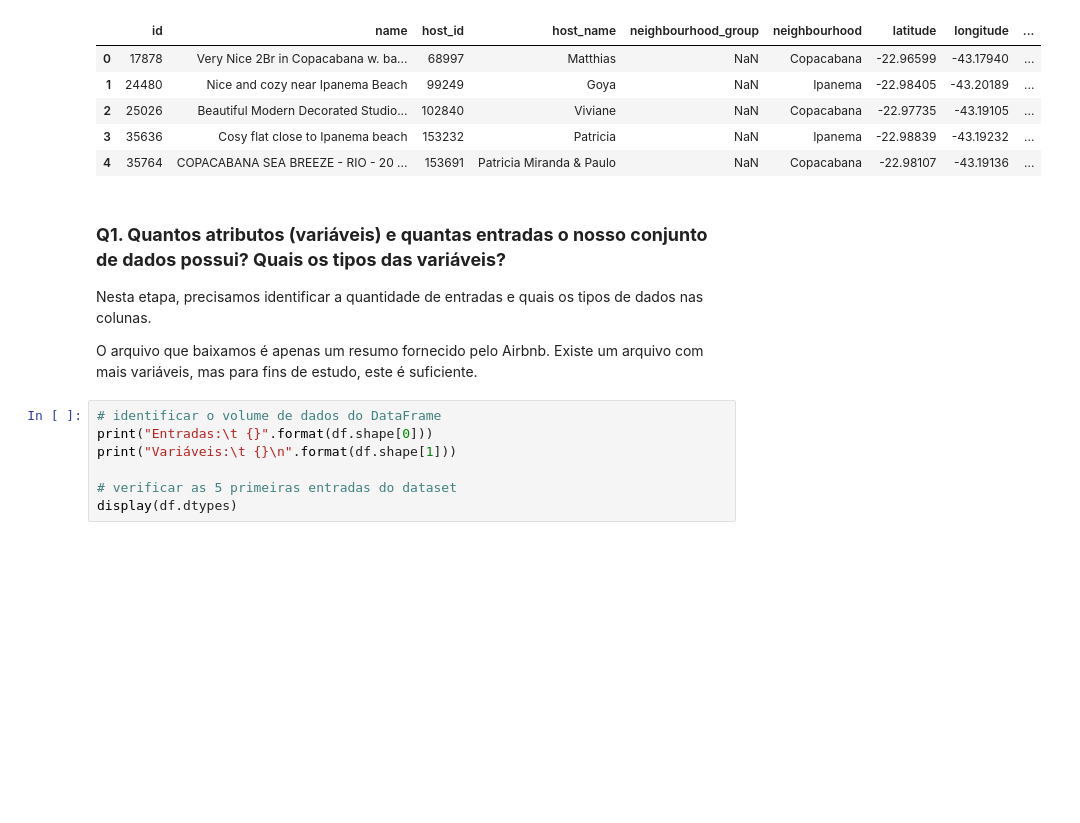
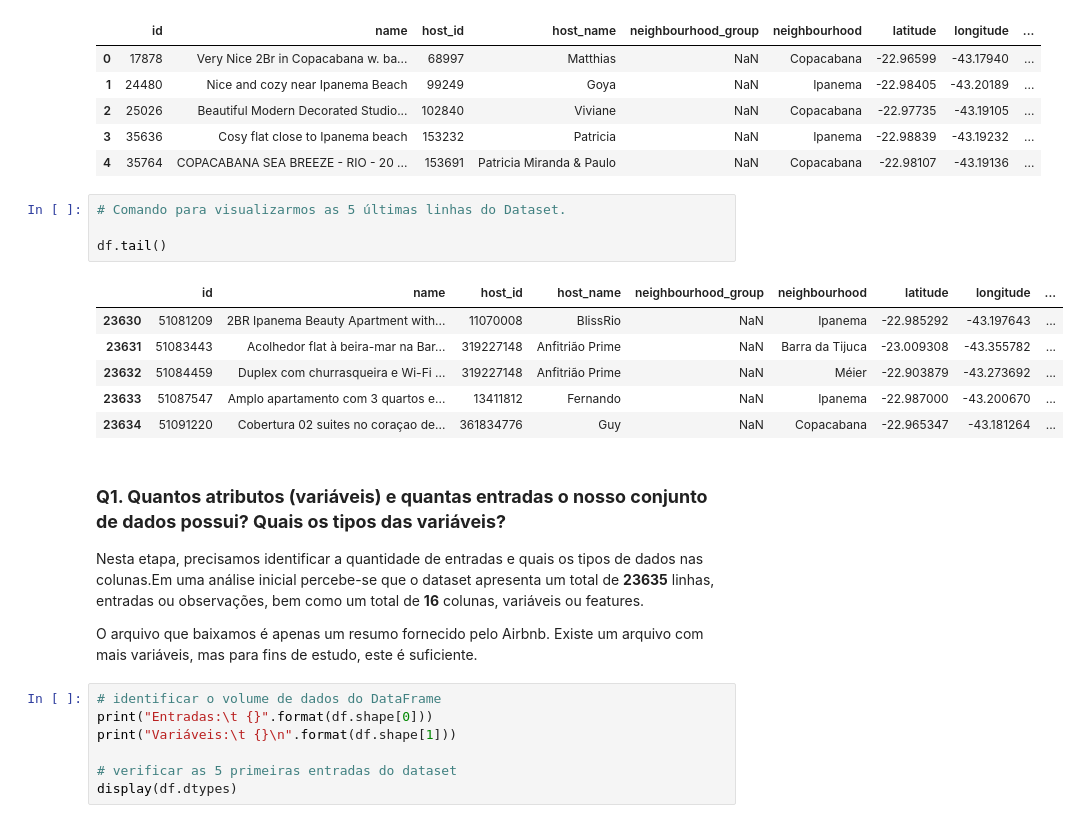
Before and after one commit to heritonarantes/heritonarantes, a Jupyter notebook: Análise_dos_dados_do_AirBnB_RJ.ipynb, the cells around one changed output. Drawn from its saved outputs; the diff is of its cells as text; blank space fills up the shorter version.

```diff
--- a/Análise_dos_dados_do_AirBnB_RJ.ipynb
+++ b/Análise_dos_dados_do_AirBnB_RJ.ipynb
@@ -58,10 +91,21 @@ df.head(5)
 | 2 | 25026 | Beautiful Modern Decorated Studio... | 102840 | Viviane | NaN | Copacabana | -22.97735 | -43.19105 | ... |
 | 3 | 35636 | Cosy flat close to Ipanema beach | 153232 | Patricia | NaN | Ipanema | -22.98839 | -43.19232 | ... |
 | 4 | 35764 | COPACABANA SEA BREEZE - RIO - 20 ... | 153691 | Patricia Miranda & Paulo | NaN | Copacabana | -22.98107 | -43.19136 | ... |
+# %%
+# Comando para visualizarmos as 5 últimas linhas do Dataset.
+
+df.tail()
+# %% [output]
+|  | id | name | host_id | host_name | neighbourhood_group | neighbourhood | latitude | longitude | ... |
+| 23630 | 51081209 | 2BR Ipanema Beauty Apartment with... | 11070008 | BlissRio | NaN | Ipanema | -22.985292 | -43.197643 | ... |
+| 23631 | 51083443 | Acolhedor flat à beira-mar na Bar... | 319227148 | Anfitrião Prime | NaN | Barra da Tijuca | -23.009308 | -43.355782 | ... |
+| 23632 | 51084459 | Duplex com churrasqueira e Wi-Fi ... | 319227148 | Anfitrião Prime | NaN | Méier | -22.903879 | -43.273692 | ... |
+| 23633 | 51087547 | Amplo apartamento com 3 quartos e... | 13411812 | Fernando | NaN | Ipanema | -22.987000 | -43.200670 | ... |
+| 23634 | 51091220 | Cobertura 02 suites no coraçao de... | 361834776 | Guy | NaN | Copacabana | -22.965347 | -43.181264 | ... |
 # %% [markdown]
 ### **Q1. Quantos atributos (variáveis) e quantas entradas o nosso conjunto de dados possui? Quais os tipos das variáveis?**
 
-Nesta etapa, precisamos identificar a quantidade de entradas e quais os tipos de dados nas colunas.
+Nesta etapa, precisamos identificar a quantidade de entradas e quais os tipos de dados nas colunas.Em uma análise inicial percebe-se que o dataset apresenta um total de **23635** linhas, entradas ou observações, bem como um total de **16** colunas, variáveis ou features.
 
 O arquivo que baixamos é apenas um resumo fornecido pelo Airbnb. Existe um arquivo com mais variáveis, mas para fins de estudo, este é suficiente.
 # %%
```
Also changed, not shown: parts of 29 cells of this notebook.
